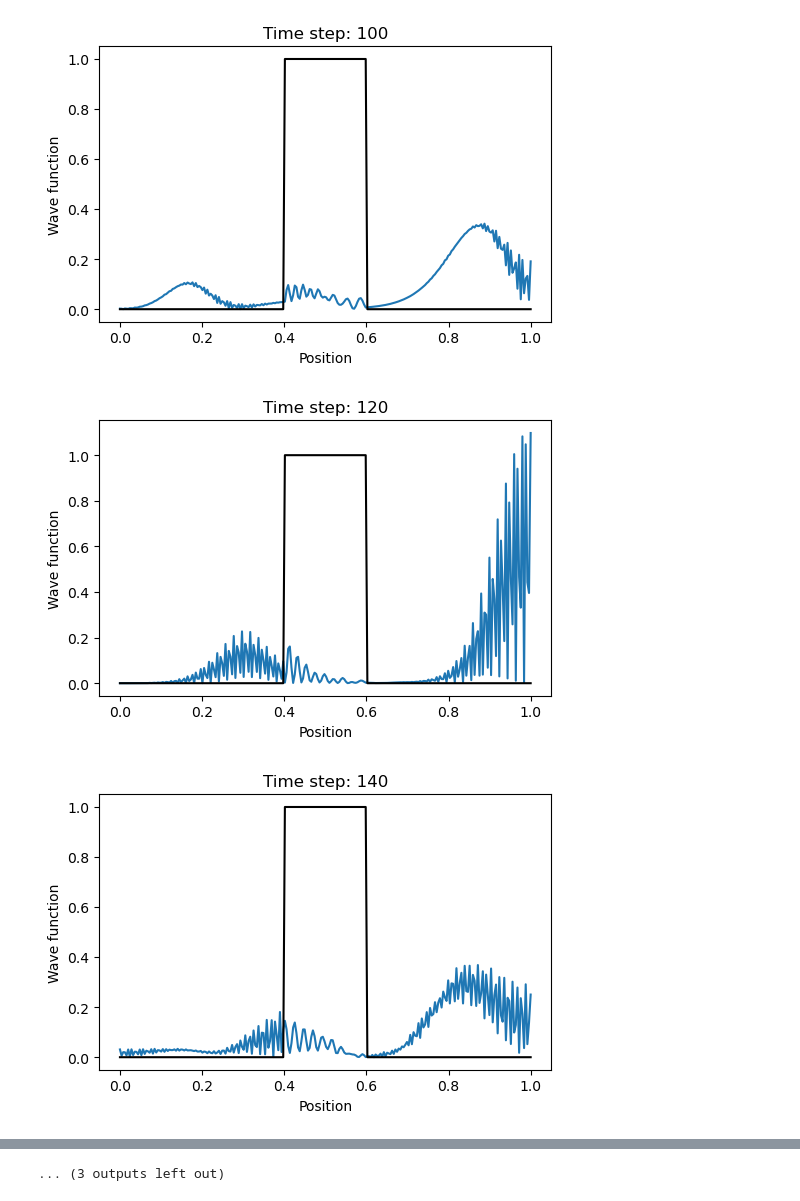
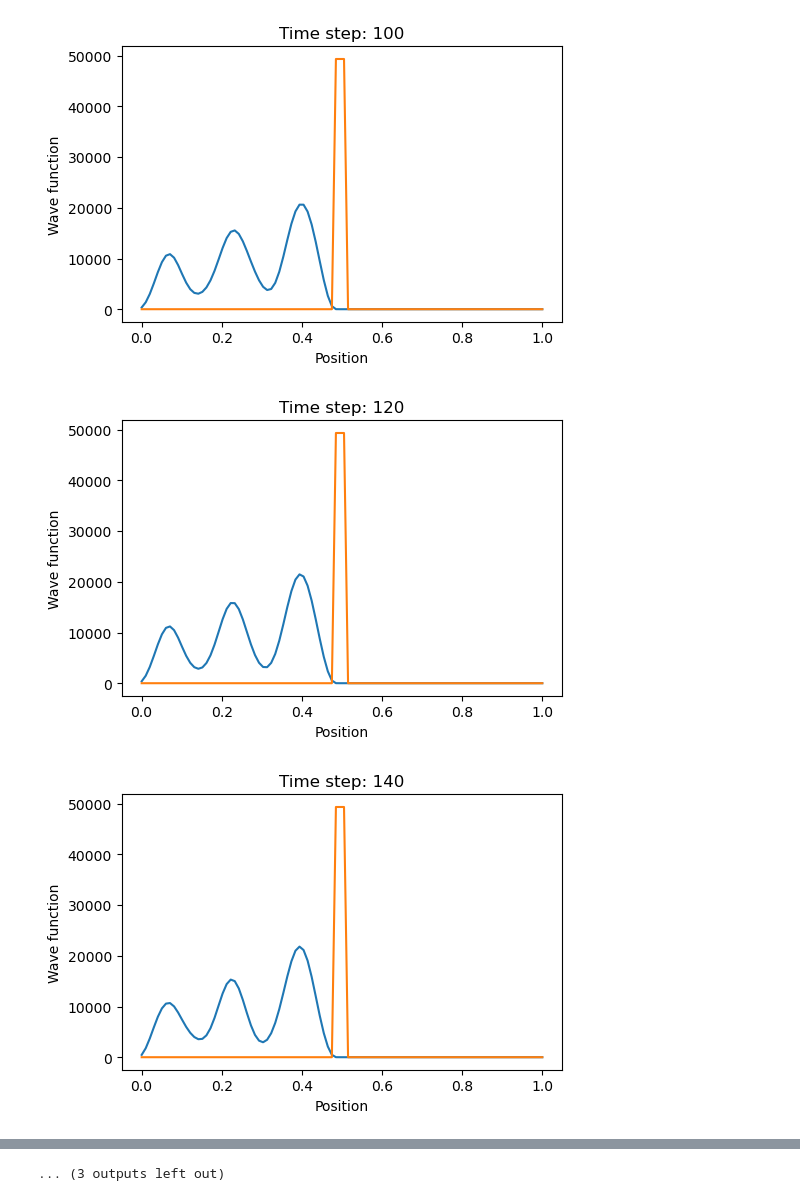
Before and after one commit to mirhex-toldex/charge-exchange, a Jupyter notebook: Crank_Nicholson.ipynb, the cells around one changed output, grey strips where cells are left out. Saved outputs shown, nothing was run; the diff lists cells and outputs as text; code cells hidden in the pictures.

Commit message:
Updated potential

```diff
--- a/Crank_Nicholson.ipynb
+++ b/Crank_Nicholson.ipynb
@@ -15,7 +15,7 @@ dt = T / nt
 x = np.linspace(0, L, nx)
 # %%
 # Potential initial conditions
-V0 = 1#-2*(np.pi * 50)**2  # potential strength
-a = 0.2  # width
+V0 = 2*(np.pi * 50)**2  # potential strength
+a = 0.032  # width
 V = np.zeros(nx)
 V[int((nx - a * nx) / 2):int((nx + a * nx) / 2)] = V0 # indices for start and end of the well
@@ -27,7 +25,7 @@ x0 = L / 4  # center of the wave packet
 k0 = 2 * np.pi * 50 #2*np.sqrt(V0) #(L / 2*T) / 2 #np.pi * 50 # # wave number of the wave packet (p = hbar*k)
 sigma = L / 20  # width of the wave packet
 gaussian = np.exp(-0.5 * ((x - x0) / sigma) ** 2)
-phase = np.exp(1j * k0 * x)
+phase = np.exp(-1j * k0 * x)
 psi0 = gaussian * phase
 # %%
 # Build coefficient matrix, a+
@@ -38,7 +36,7 @@ for i in range(len(aplus) - 1): # off diagonal
     aplus[i,i+1] = aplus[i+1,i] = -nu
 
 for i in range(len(aplus)): # diagonal
-    aplus[i,i] = 1 + 2 * nu * V[i] / 2
+    aplus[i,i] = 1 + 2 * nu #* V[i] / 2
 
 aplus_inv = np.linalg.inv(aplus)
 # %%
@@ -49,7 +47,7 @@ for i in range(len(aminus)-1): # off diagonal
     aminus[i,i+1] = aminus[i+1,i] = nu # kinetic energy term which contribute to the spatial derivative but not the potential
 
 for i in range(len(aminus)): # diagonal
-    aminus[i,i] = 1 - 2 * nu * V[i] / 2  # potential energy term which affect the wavefunction at each spatial point
+    aminus[i,i] = 1 - 2 * nu #* V[i] / 2  # potential energy term which affect the wavefunction at each spatial point
 # %%
 # Crank-Nicholson
 for t in range(nt):
@@ -65,13 +63,17 @@ for t in range(nt):
         num_rows = (nt + num_cols - 1) // num_cols
 
         plt.subplot(num_rows, num_cols, t + 1)
-        plt.plot(x, np.abs(psi)**2)
-        plt.plot(x, V, 'k')
+        plt.plot(x, np.abs(psi)**2 * V0)
+        plt.plot(x, V)
         plt.title(f'Time step: {t}')
         plt.xlabel('Position')
         plt.ylabel('Wave function')
         # plt.ylim(0, 1)
         plt.tight_layout()
+
+        # plt.plot(x, f.real, 'real')
+        # plt.plot(x, f.imag, 'imag')
+        # plt.legend()
 
 plt.show()
 
@@ -90,3 +92,3 @@ plt.show()
-[figure, old version]
+[figure, new version]
-[figure, old version]
+[figure, new version]
-[figure, old version]
+[figure, new version]
```
Also changed, not shown: parts of 5 cells of this notebook.
